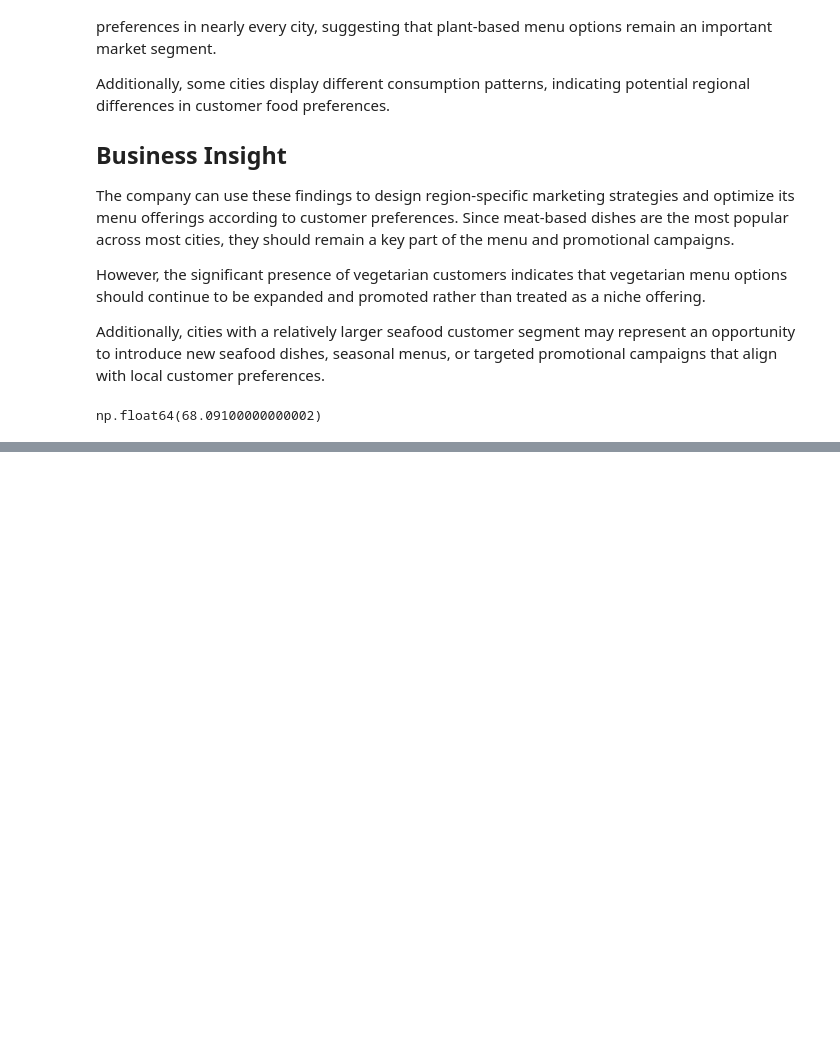
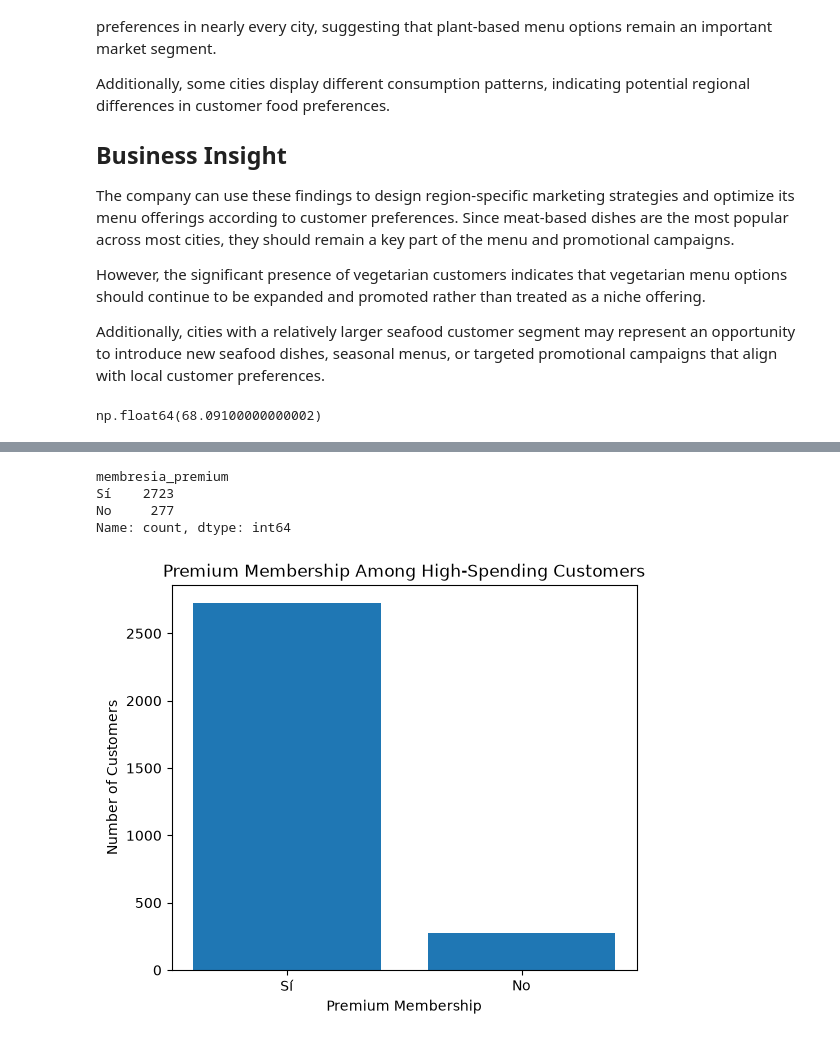
Before and after one commit to Dcuastumal/restaurant-customer-analysis, a Jupyter notebook: notebooks/exploratory_data_analysis.ipynb, the cells around one changed output, grey strips where cells are left out. Saved outputs shown, nothing was run; the diff lists cells and outputs as text; code cells hidden in the pictures; blank space fills up the shorter version.

```diff
--- a/notebooks/exploratory_data_analysis.ipynb
+++ b/notebooks/exploratory_data_analysis.ipynb
@@ -775,0 +894,27 @@ np.float64(68.09100000000002)
+# %%
+premium_counts = (
+    high_spending_customers["membresia_premium"]
+    .value_counts()
+)
+
+premium_counts
+# %% [output]
+membresia_premium
+Sí    2723
+No     277
+Name: count, dtype: int64
+# %%
+plt.figure(figsize=(6, 5))
+
+plt.bar(
+    premium_counts.index,
+    premium_counts.values
+)
+
+plt.title("Premium Membership Among High-Spending Customers")
+plt.xlabel("Premium Membership")
+plt.ylabel("Number of Customers")
+
+plt.show()
+# %% [output]
+[figure, added]
```
Also changed, not shown: parts of 20 cells of this notebook.
